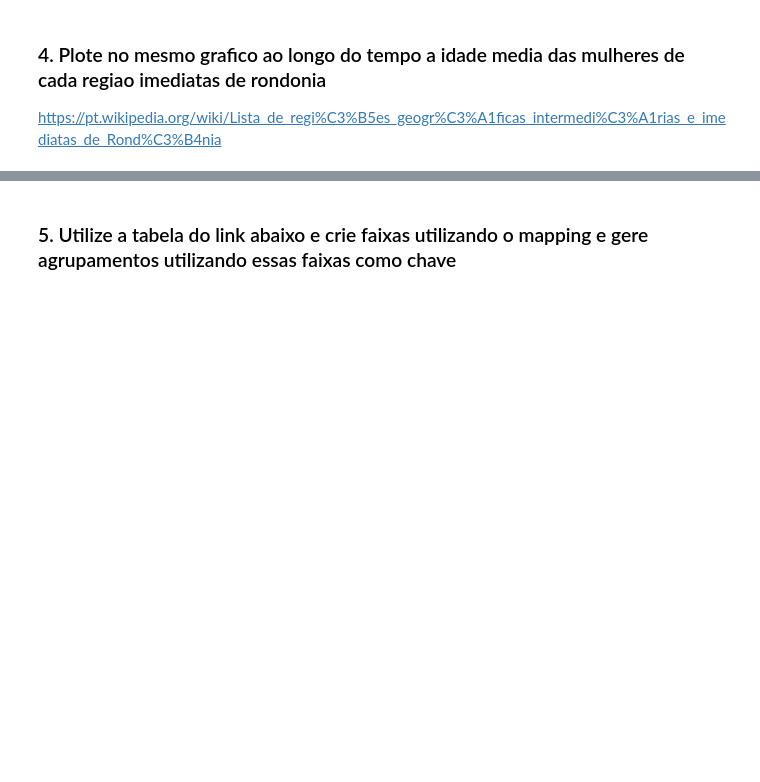
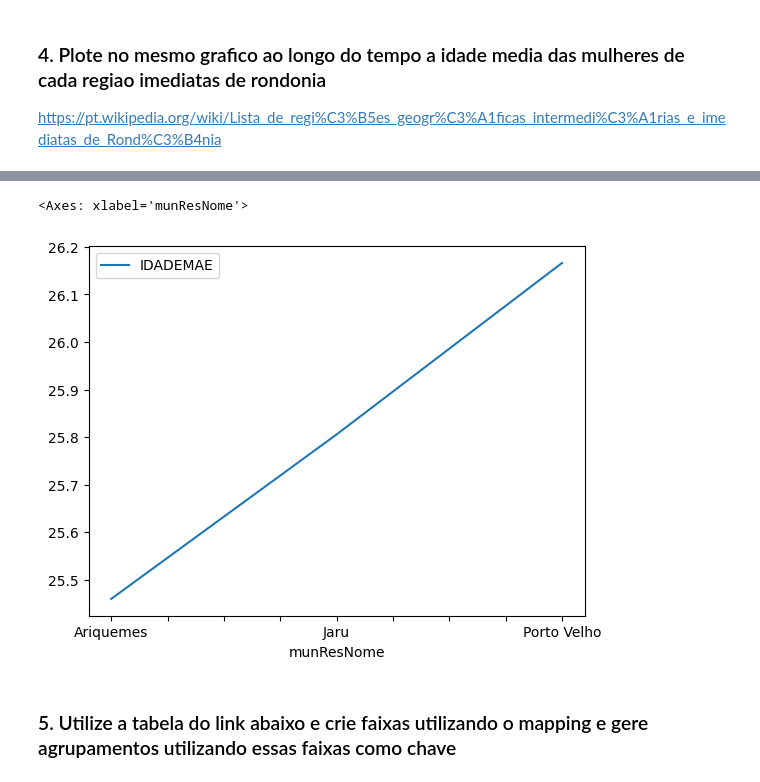
Before and after one commit to giveuperror/modulo9_2, a Jupyter notebook: Mod9Tarefa2.ipynb, the cells around one changed output, grey strips where cells are left out. Drawn from its saved outputs; the diff is of its cells as text; code cells hidden in the pictures; blank space fills up the shorter version.

```diff
--- a/Mod9Tarefa2.ipynb
+++ b/Mod9Tarefa2.ipynb
@@ -215,6 +253,5 @@ https://pt.wikipedia.org/wiki/Lista_de_regi%C3%B5es_geogr%C3%A1ficas_intermedi%C
 # %%
-dados_ro = pd.read_csv('Bases de dados\dados_extras_ro.csv',
-                       sep=';',
-                       encoding='latin_1')
-imediatas = dict(zip(dados_ro['municipio'], dados_ro['regiao']))
+dados_ro = pd.read_csv('tabela_rondonia_imediata.csv')
+dados_ro
+# imediatas = dict(zip(dados_ro['municipio'], dados_ro['regiao']))
 # %% [output]
@@ -221,0 +275,3 @@ FileNotFoundError: [Errno 2] No such file or directory: 'Bases de dados\\dados_e
+# %%
+dados_ro.rename(columns={'Região geográfica imediata[1]': 'regiao', 'Municípios': 'municipio'}, inplace=True)
+dados_ro.to_csv('tabela_rondonia_imediata.csv', index=False)
@@ -221,0 +320,4 @@ FileNotFoundError: [Errno 2] No such file or directory: 'Bases de dados\\dados_e
+# %%
+sinasc_2 = sinasc_raw[['IDADEMAE', 'munResNome']]
+graf_idade = sinasc_2.set_index('munResNome').groupby(imediatas).mean()
+graf_idade
@@ -222,3 +330,8 @@ FileNotFoundError: [Errno 2] No such file or directory: 'Bases de dados\\dados_e
+# %%
+graf_idade.plot()
+# %% [output]
+<Axes: xlabel='munResNome'>
+[figure, added]
 # %% [markdown]
 ### 5. Utilize a tabela do link abaixo e crie faixas utilizando o mapping e gere agrupamentos utilizando essas faixas como chave
 # %% [markdown]
```
Also changed, not shown: parts of 12 cells of this notebook, 2 other files.
